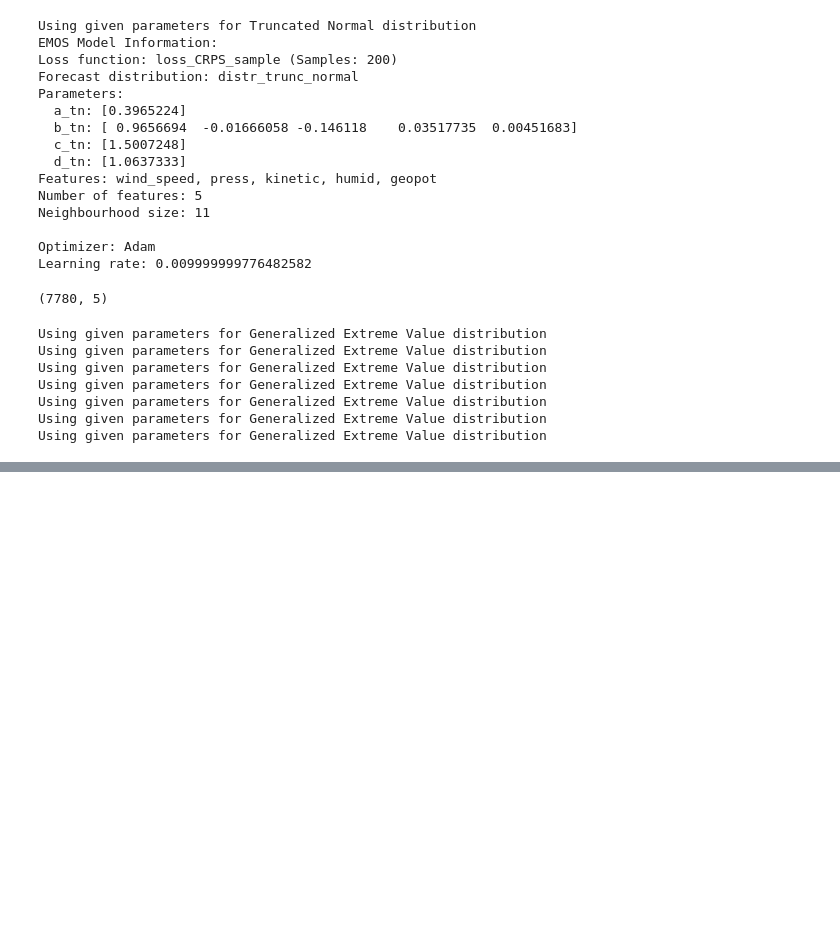
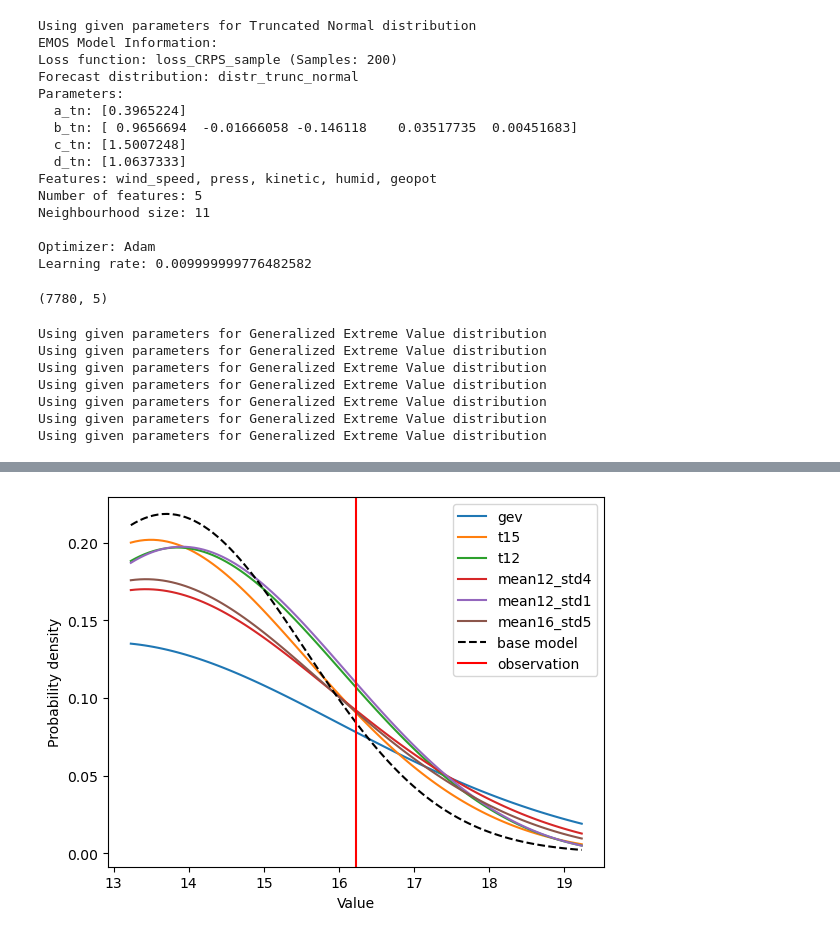
Before and after one commit to SimonHakvoort/thesiscode, a Jupyter notebook: src/emos_results/gev.ipynb, the cells around one changed output, grey strips where cells are left out. Saved outputs shown, nothing was run; the diff lists cells and outputs as text; code cells hidden in the pictures; blank space fills up the shorter version.

Commit message:
Implemented a function to plot the pdf and cdf of the distributions

```diff
--- a/src/emos_results/gev.ipynb
+++ b/src/emos_results/gev.ipynb
@@ -131,0 +125,5 @@ make_reliability_diagram(all_models, X_test, y_test, variances_test, t=t, base_m
+# %%
+t = 15
+plot_forecast_pdf(all_models, X_test, y_test, variances_test, observation_value=t, base_model=base_model, seed=10)
+# %% [output]
+[figure, added]
```
Also changed, not shown: parts of 8 cells of this notebook, 5 other files.
